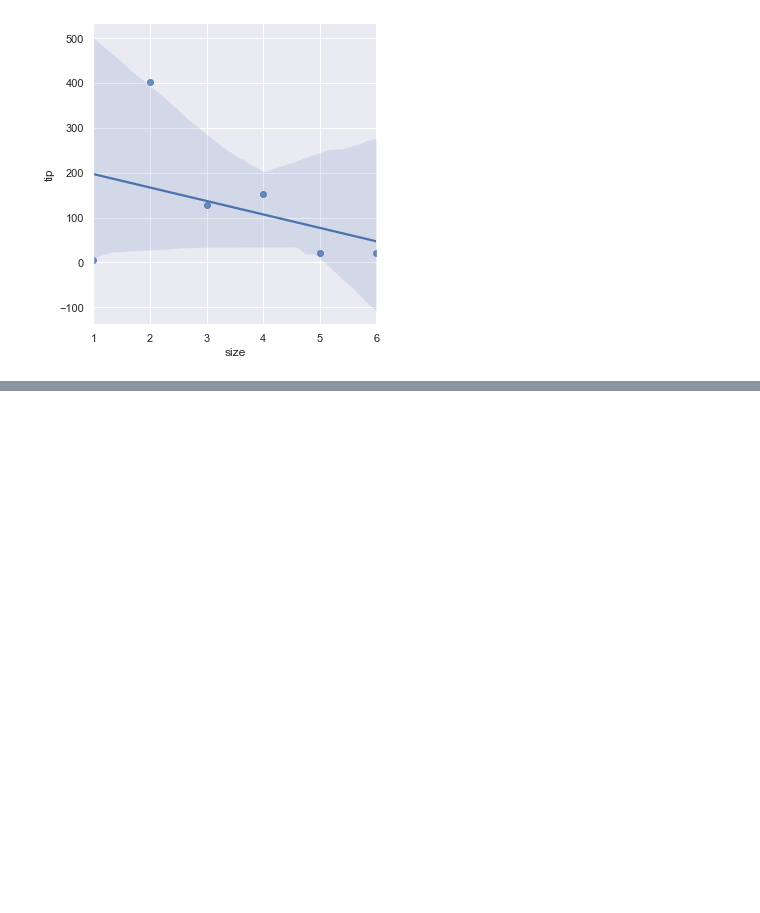
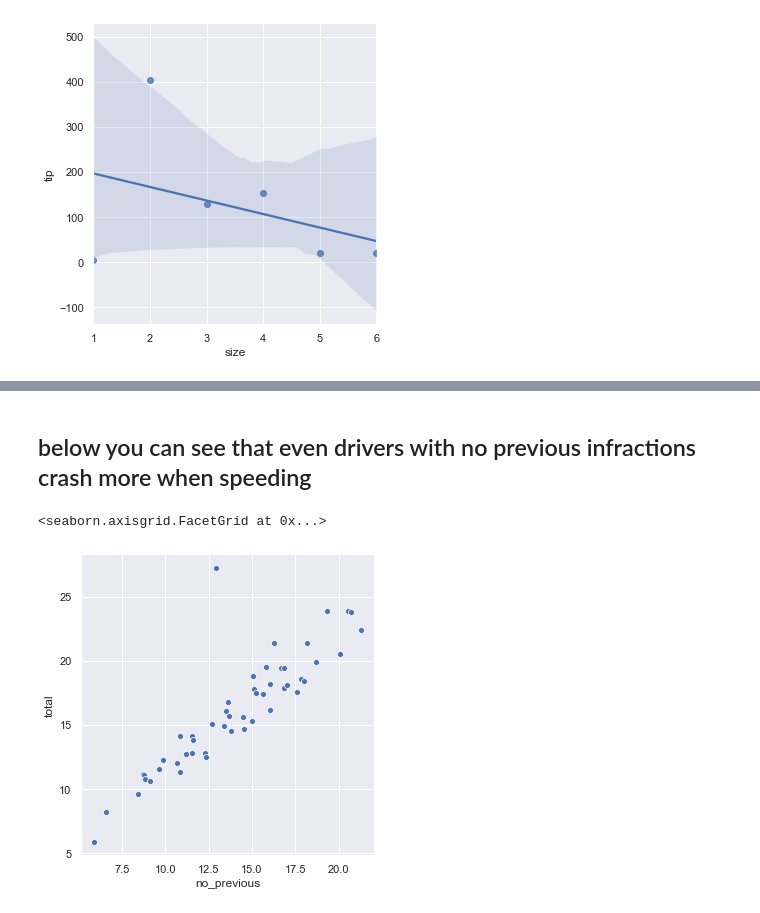
Before and after one commit to h-griffin/data-visualization, a Jupyter notebook: viz-a.ipynb, the cells around one changed output, grey strips where cells are left out. Drawn from its saved outputs; the diff is of its cells as text; code cells hidden in the pictures; blank space fills up the shorter version.

```diff
--- a/viz-a.ipynb
+++ b/viz-a.ipynb
@@ -71,0 +115,8 @@ sns.lmplot(x='size', y='tip', data=size_sums)
+# %% [markdown]
+## below you can see that even drivers with no previous infractions crash more when speeding
+# %%
+no_previous_sums = car_crashes.groupby("no_previous", as_index=False).sum()
+sns.relplot(x='no_previous', y='total', data=no_previous_sums)
+# %% [output]
+<seaborn.axisgrid.FacetGrid at 0x...>
+[figure, added]
```
Also changed, not shown: parts of 11 cells of this notebook, 5 other files.
